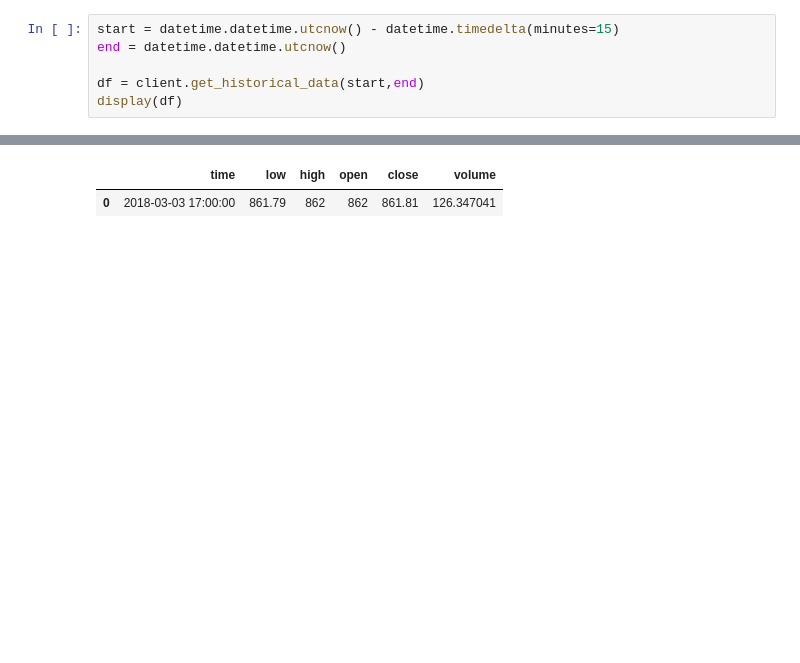
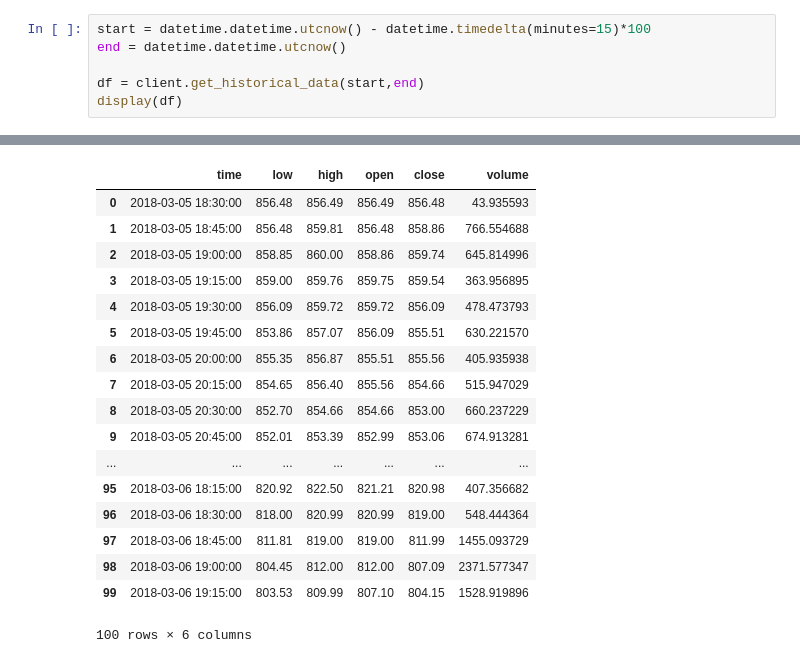
Before and after one commit to GuilhermeGSousa/ml-stock-prediction, a Jupyter notebook: get_gdax_data.ipynb, the cells around one changed output, grey strips where cells are left out. Cells and saved outputs as stored; diff of their text form; blank space fills up the shorter version.

```diff
--- a/get_gdax_data.ipynb
+++ b/get_gdax_data.ipynb
@@ -94,5 +102,5 @@ plt.show()
 # %%
-start = datetime.datetime.utcnow() - datetime.timedelta(minutes=15)
+start = datetime.datetime.utcnow() - datetime.timedelta(minutes=15)*100
 end = datetime.datetime.utcnow()
 
 df = client.get_historical_data(start,end)
@@ -102,2 +110,18 @@ display(df)
 |  | time | low | high | open | close | volume |
-| 0 | 2018-03-03 17:00:00 | 861.79 | 862 | 862 | 861.81 | 126.347041 |
+| 0 | 2018-03-05 18:30:00 | 856.48 | 856.49 | 856.49 | 856.48 | 43.935593 |
+| 1 | 2018-03-05 18:45:00 | 856.48 | 859.81 | 856.48 | 858.86 | 766.554688 |
+| 2 | 2018-03-05 19:00:00 | 858.85 | 860.00 | 858.86 | 859.74 | 645.814996 |
+| 3 | 2018-03-05 19:15:00 | 859.00 | 859.76 | 859.75 | 859.54 | 363.956895 |
+| 4 | 2018-03-05 19:30:00 | 856.09 | 859.72 | 859.72 | 856.09 | 478.473793 |
+| 5 | 2018-03-05 19:45:00 | 853.86 | 857.07 | 856.09 | 855.51 | 630.221570 |
+| 6 | 2018-03-05 20:00:00 | 855.35 | 856.87 | 855.51 | 855.56 | 405.935938 |
+| 7 | 2018-03-05 20:15:00 | 854.65 | 856.40 | 855.56 | 854.66 | 515.947029 |
+| 8 | 2018-03-05 20:30:00 | 852.70 | 854.66 | 854.66 | 853.00 | 660.237229 |
+| 9 | 2018-03-05 20:45:00 | 852.01 | 853.39 | 852.99 | 853.06 | 674.913281 |
+| ... | ... | ... | ... | ... | ... | ... |
+| 95 | 2018-03-06 18:15:00 | 820.92 | 822.50 | 821.21 | 820.98 | 407.356682 |
+| 96 | 2018-03-06 18:30:00 | 818.00 | 820.99 | 820.99 | 819.00 | 548.444364 |
+| 97 | 2018-03-06 18:45:00 | 811.81 | 819.00 | 819.00 | 811.99 | 1455.093729 |
+| 98 | 2018-03-06 19:00:00 | 804.45 | 812.00 | 812.00 | 807.09 | 2371.577347 |
+| 99 | 2018-03-06 19:15:00 | 803.53 | 809.99 | 807.10 | 804.15 | 1528.919896 |
+100 rows × 6 columns
```
Also changed, not shown: parts of 7 cells of this notebook, 1 other file.
